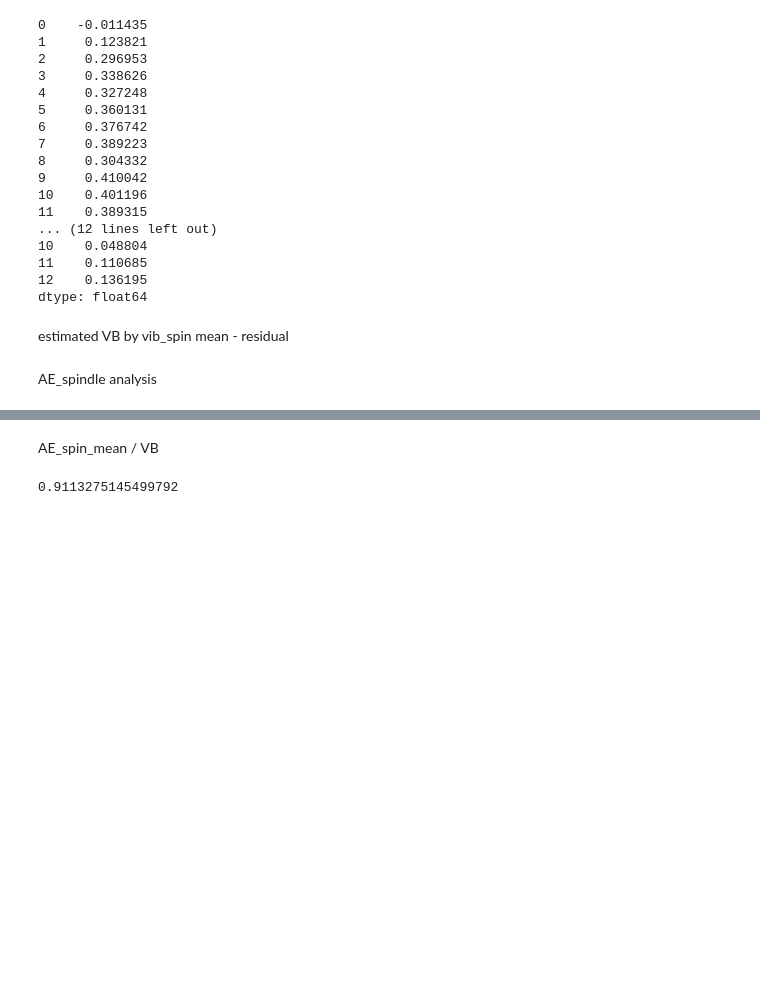
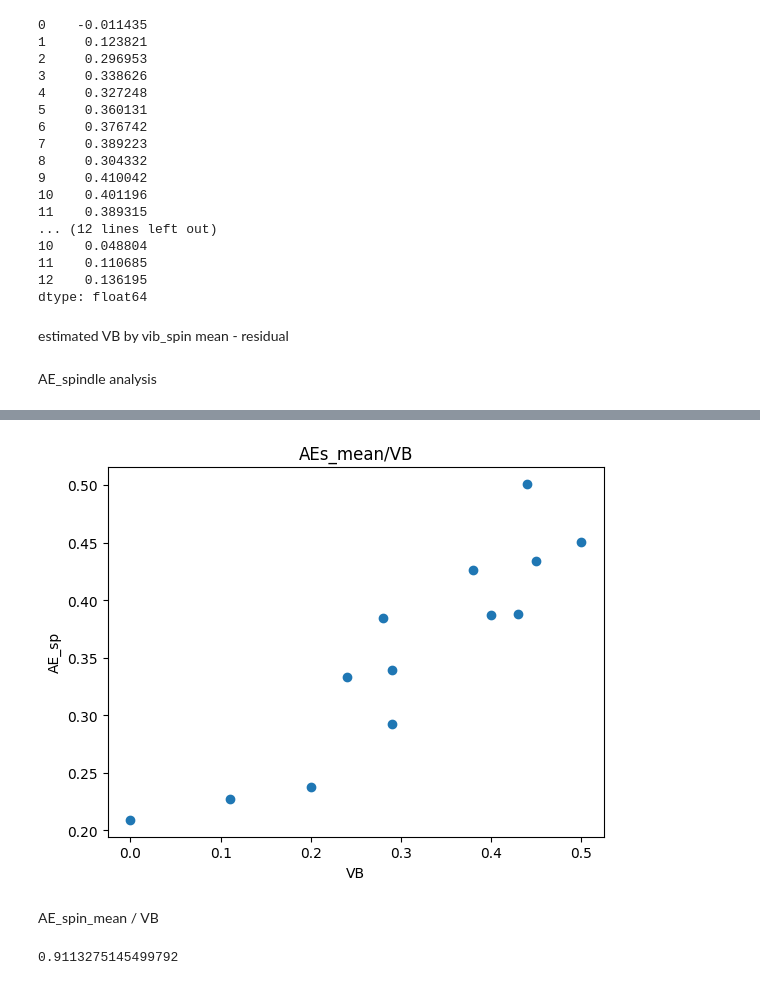
Before and after one commit to caisongjiang13-source/Nasa-milling-tool-wear, a Jupyter notebook: notebooks/Mill_phase_2_Fixed.ipynb, the cells around one changed output, grey strips where cells are left out. Saved outputs shown, nothing was run; the diff lists cells and outputs as text; code cells hidden in the pictures; blank space fills up the shorter version.

```diff
--- a/notebooks/Mill_phase_2_Fixed.ipynb
+++ b/notebooks/Mill_phase_2_Fixed.ipynb
@@ -439,9 +443,11 @@ plt.show()
 # %%
 plt.scatter(VB_work,AE_spindle_cut_mean)
-plt.title("AE_sp/VB")
+plt.title("AEs_mean/VB")
 plt.ylabel("AE_sp")
 plt.xlabel("VB")
 plt.show()
+# %% [output]
+[figure, added]
 # %% [markdown]
 AE_spin_mean / VB
 # %%
```
Also changed, not shown: parts of 15 cells of this notebook.
